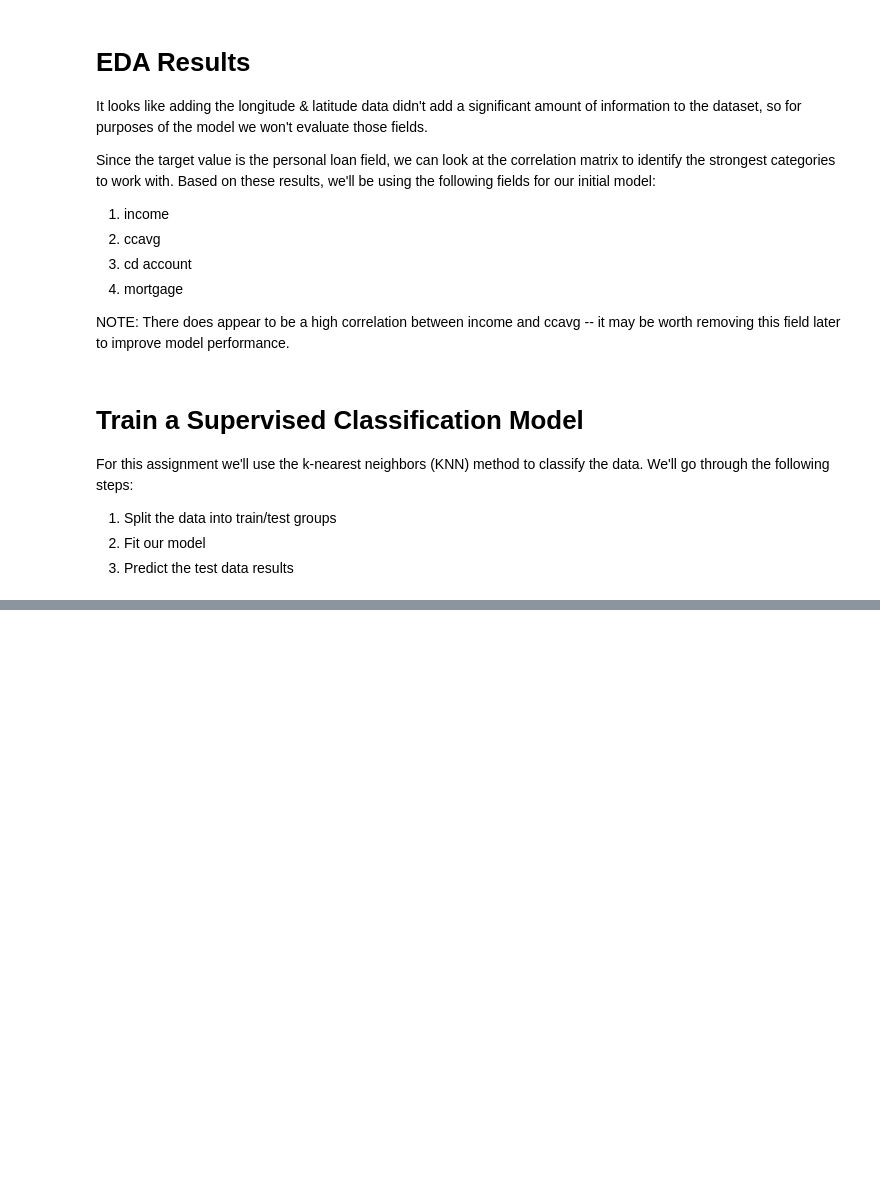
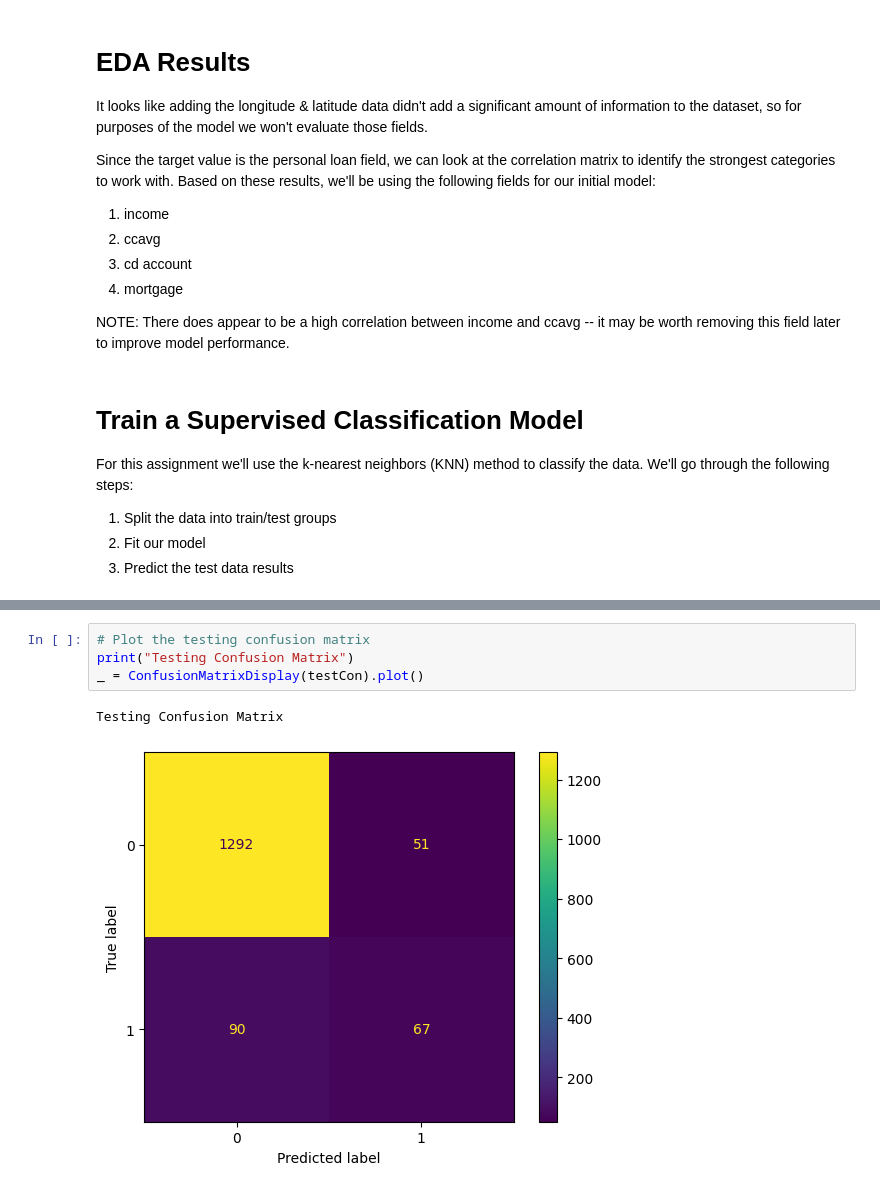
Before and after one commit to nsxydis/Supervised-Final, a Jupyter notebook: Final Project.ipynb, the cells around one changed output, grey strips where cells are left out. Saved outputs shown, nothing was run; the diff lists cells and outputs as text; blank space fills up the shorter version.

```diff
--- a/Final Project.ipynb
+++ b/Final Project.ipynb
@@ -316,0 +365,7 @@ alt.Chart(results.to_pandas(), title = title).mark_line().encode(
+# %%
+# Plot the testing confusion matrix
+print("Testing Confusion Matrix")
+_ = ConfusionMatrixDisplay(testCon).plot()
+# %% [output]
+Testing Confusion Matrix
+[figure, added]
```
Also changed, not shown: parts of 14 cells of this notebook.
